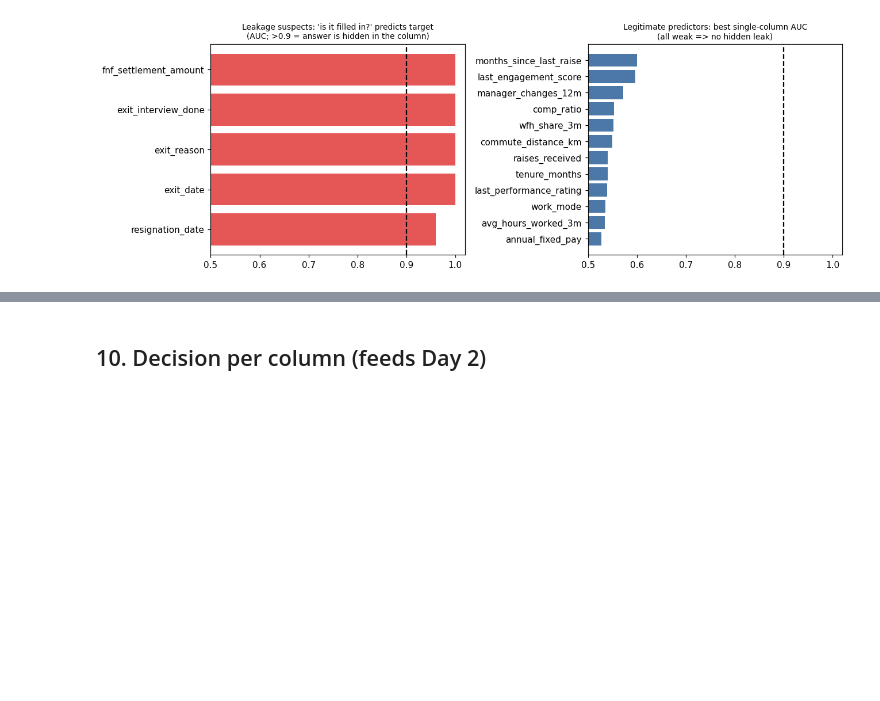
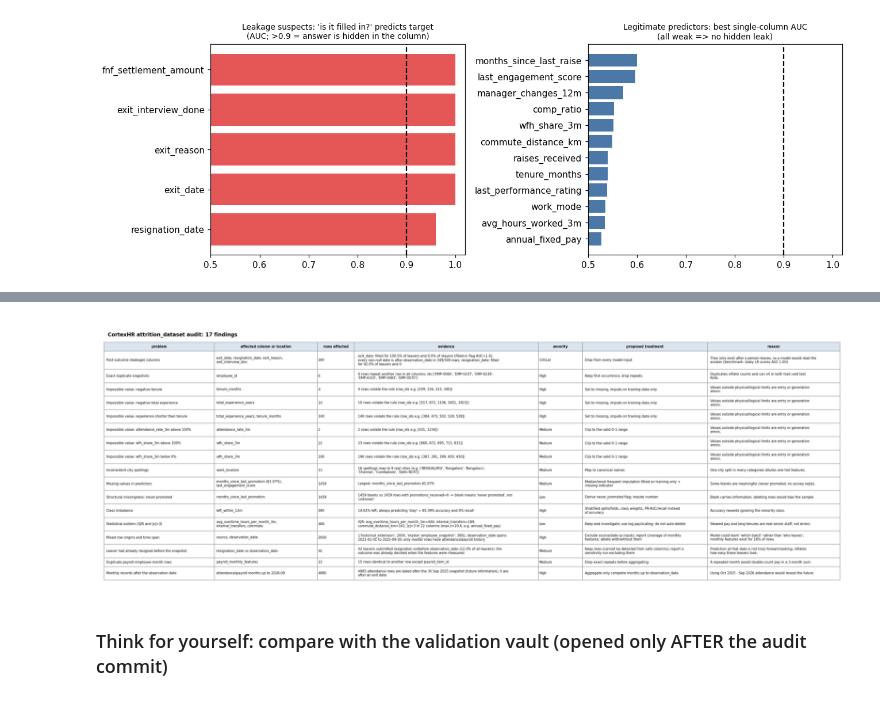
Before and after one commit to jaisurya04/cortexhr, a Jupyter notebook: 05_Starter/notebooks/01_data_audit.ipynb, the cells around one changed output, grey strips where cells are left out. Drawn from its saved outputs; the diff is of its cells as text; code cells hidden in the pictures; blank space fills up the shorter version.

```diff
--- a/05_Starter/notebooks/01_data_audit.ipynb
+++ b/05_Starter/notebooks/01_data_audit.ipynb
@@ -264,2 +383,6 @@ audit_t[['problem', 'evidence', 'reason']]
-# %% [markdown]
-## 10. Decision per column (feeds Day 2)
+# %%
+R.show_figure('audit_table', 16);   # screenshot-ready table = evidence for the report
+# %% [output]
+[figure, added]
+# %% [markdown]
+### Think for yourself: compare with the validation vault (opened only AFTER the audit commit)
```
Also changed, not shown: parts of 92 cells of this notebook, 10 other files.
